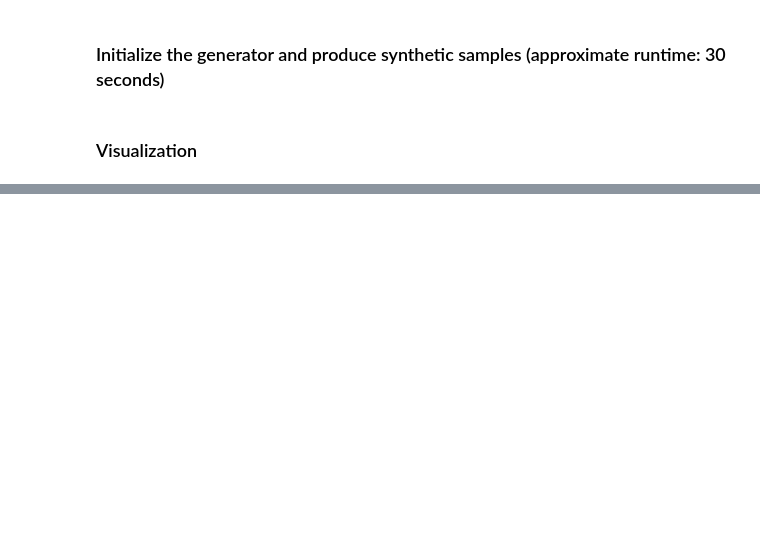
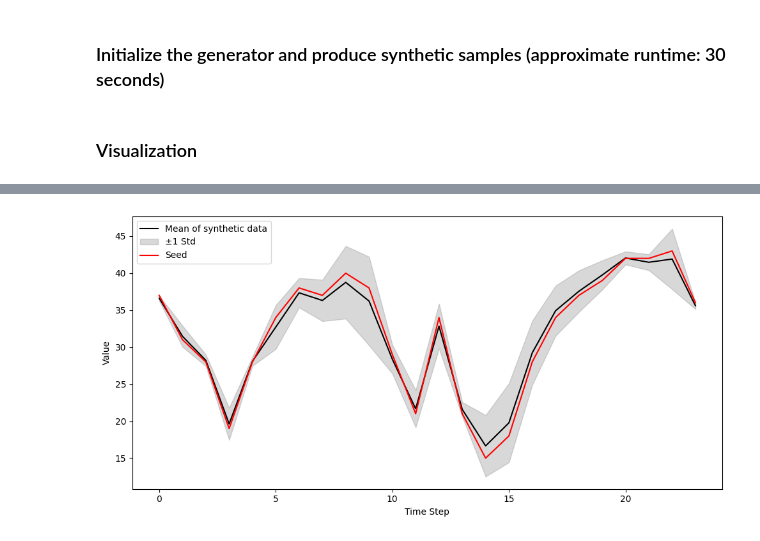
Before and after one commit to jhyeoh2002/V2B_Optimization_with_AI_on_BSS, a Jupyter notebook: time_series_generator/scripts/demo_code.ipynb, the cells around one changed output, grey strips where cells are left out. Saved outputs shown, nothing was run; the diff lists cells and outputs as text; code cells hidden in the pictures; blank space fills up the shorter version.

```diff
--- a/time_series_generator/scripts/demo_code.ipynb
+++ b/time_series_generator/scripts/demo_code.ipynb
@@ -24,3 +52,7 @@ sample = generator.generate()
+# %%
+# Generate samples from the estimated posterior distribution
+sample_withseed = generator_seed.generate()
+sample_withrandom = generator_seed2.generate()
 # %% [markdown]
 ### Visualization
 # %%
@@ -72,0 +114,26 @@ plt.show()
+# %%
+import numpy as np
+import matplotlib.pyplot as plt
+
+mean_series = np.nanmean(sample_withrandom, axis=0)
+std_series = np.nanstd(sample_withrandom, axis=0)
+
+plt.figure(figsize=(10, 5))
+plt.plot(mean_series, label="Mean of synthetic data", color="black")
+plt.fill_between(
+    np.arange(sample_withrandom.shape[1]),
+    mean_series - 1*std_series,
+    mean_series + 1*std_series,
+    alpha=0.3,
+    color="gray",
+    label="±1 Std"
+)
+plt.plot(cfg.SEED2, label="Seed", color="red")
+
+plt.xlabel("Time Step")
+plt.ylabel("Value")
+plt.legend()
+plt.tight_layout()
+plt.show()
+# %% [output]
+[figure, added]
```
Also changed, not shown: parts of 6 cells of this notebook, 10 other files.
